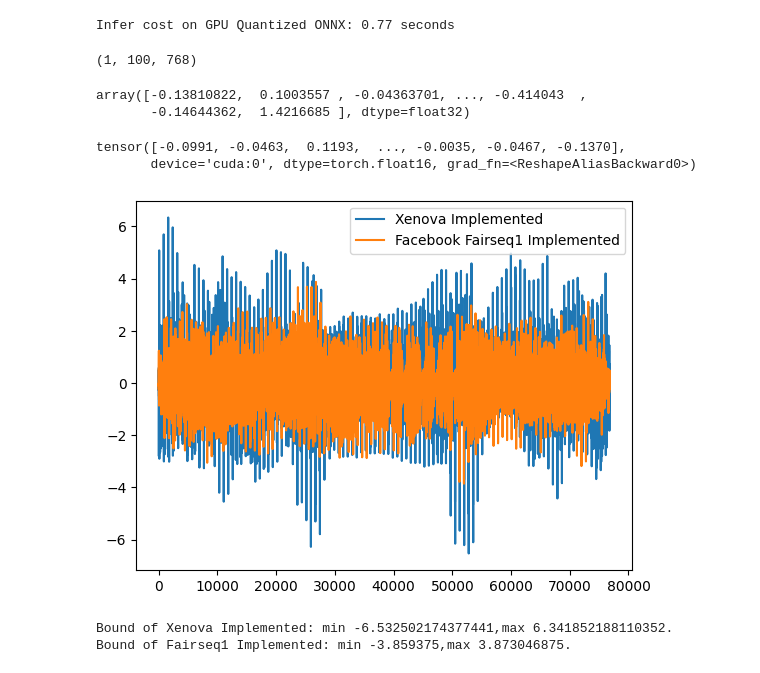
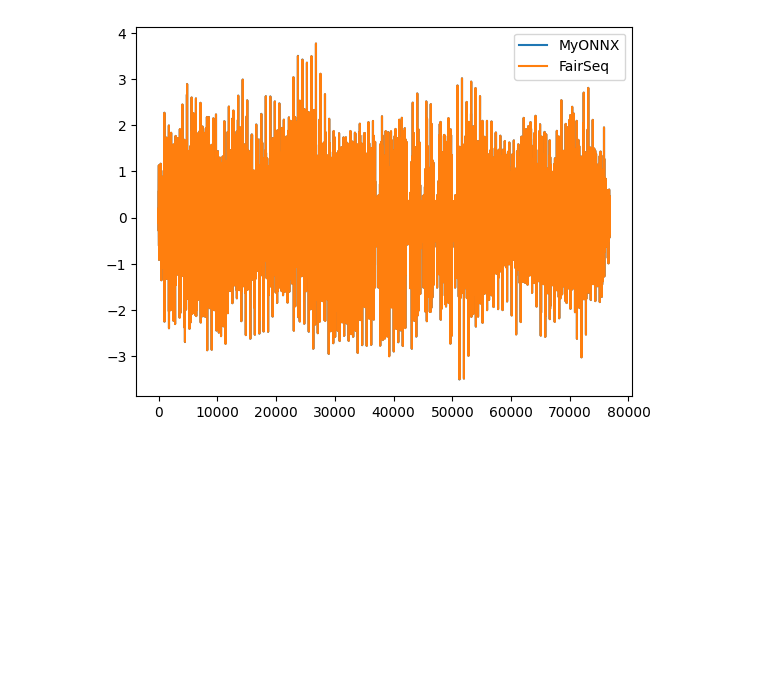
Before and after one commit to NewMoe-Technology/RVC-Researching, a Jupyter notebook: HubertExporationProving.ipynb, the cells around one changed output. Drawn from its saved outputs; the diff is of its cells as text; code cells hidden in the pictures; blank space fills up the shorter version.

```diff
--- a/HubertExporationProving.ipynb
+++ b/HubertExporationProving.ipynb
@@ -32,7 +39,7 @@ padding_mask = torch.load("./padding_mask.pt")
 # %%
 adapter = HuberAdapter(hubert_model.cuda())
 # %%
-output = adapter(feats,padding_mask)
+output = adapter(feats)
 # %%
 output[0].shape
 # %% [output]
@@ -57,5 +115,8 @@ tensor([[[-0.0991, -0.0463,  0.1193,  ..., -0.1276,  0.0782,  0.0181],
 # %%
+# 读取ONNX
 import onnxruntime as ort
 
-model = ort.InferenceSession("./model_quantized.onnx",providers=["CUDAExecutionProvider"])
+model = ort.InferenceSession("./hubert.onnx",providers = ["CUDAExecutionProvider"])
+
+model
 # %% [output]
@@ -67,41 +127,19 @@ from time import perf_counter
-# %%
-start = perf_counter()
-output_onnx = model.run(
-    ["last_hidden_state"],
-    {"input_values":feats.float().cpu().numpy()}
-)[0]
-end = perf_counter()
-print(f"Infer cost on GPU Quantized ONNX: {round(end-start,2)} seconds")
-# %% [output]
-Infer cost on GPU Quantized ONNX: 0.77 seconds
-# %%
-output_onnx.shape
-# %% [output]
-(1, 100, 768)
+# %%
+r = model.run(
+    ["logits",],
+    {
+        "feats": feats.cpu().numpy(),
+        # "padding_mask": padding_mask.cpu().numpy()
+    }
+)[0]
 # %%
 import numpy as np
-# %%
-np.array(output_onnx.flat)
-# %% [output]
-array([-0.13810822,  0.1003557 , -0.04363701, ..., -0.414043  ,
-       -0.14644362,  1.4216685 ], dtype=float32)
-# %%
-output[0].flatten()
-# %% [output]
-tensor([-0.0991, -0.0463,  0.1193,  ..., -0.0035, -0.0467, -0.1370],
-       device='cuda:0', dtype=torch.float16, grad_fn=<ReshapeAliasBackward0>)
 # %%
 import matplotlib.pyplot as plt
-plt.plot(np.array(output_onnx.flat),label="Xenova Implemented")
-plt.plot(output[0].flatten().cpu().detach().numpy(),label="Facebook Fairseq1 Implemented")
+plt.plot(np.array(r.flatten()),label="MyONNX")
+plt.plot(output[0].flatten().cpu().detach().numpy(),label="FairSeq")
 plt.legend()
-plt.savefig("output.png",dpi=300)
+plt.savefig("./output.png",dpi=300)
 plt.show()
 # %% [output]
-[figure, old version]
+[figure, new version]
-# %%
-print(f"Bound of Xenova Implemented: min {min(np.array(output_onnx.flat))},max {max(np.array(output_onnx.flat))}.")
-print(f"Bound of Fairseq1 Implemented: min {min(output[0].flatten())},max {max(output[0].flatten())}.")
-# %% [output]
-Bound of Xenova Implemented: min -6.532502174377441,max 6.341852188110352.
-Bound of Fairseq1 Implemented: min -3.859375,max 3.873046875.
```
Also changed, not shown: parts of 10 cells of this notebook.
